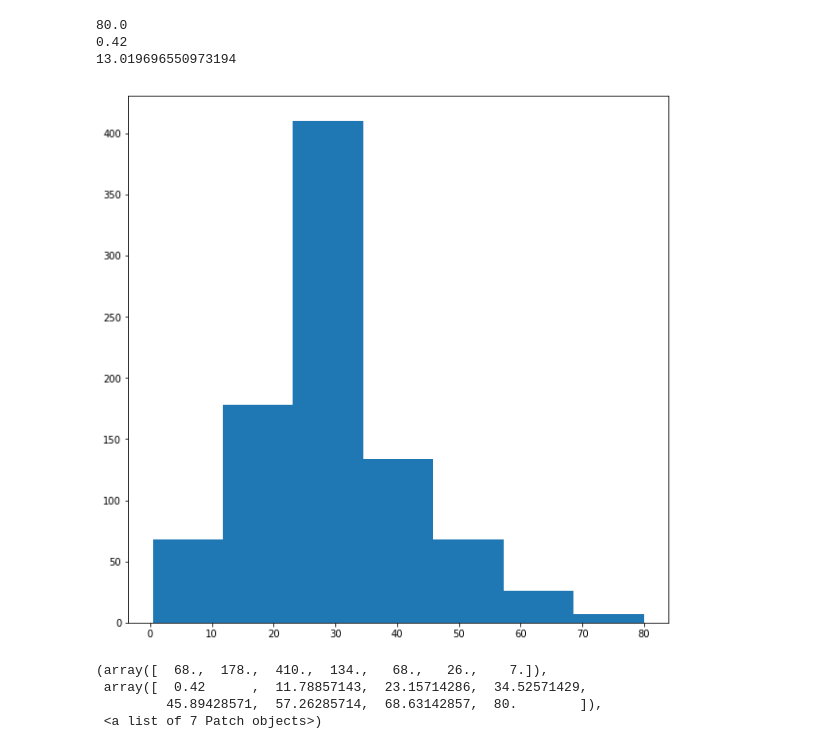
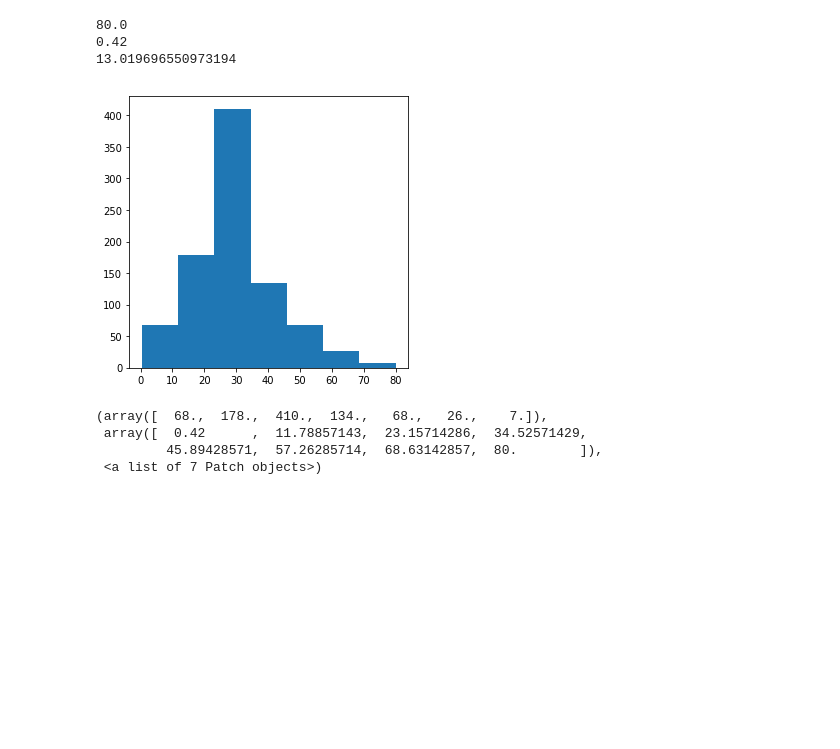
Before and after one commit to Joseph94m/Titanic, a Jupyter notebook: Titanic.ipynb, the cells around one changed output. Cells and saved outputs as stored; diff of their text form; code cells hidden in the pictures; blank space fills up the shorter version.

```diff
--- a/Titanic.ipynb
+++ b/Titanic.ipynb
@@ -180,5 +190,5 @@ test_x =   test_x_copied.copy()
 # %%
-fig = plt.figure(figsize=(10,10))
+fig = plt.figure(figsize=(5,5))
 ax1=fig.add_subplot(1,1,1)
 values=ax1.hist(train_x['Fare'], bins=7)
 # %% [output]
@@ -229,11 +239,11 @@ print(train_x['Age'].std())
 0.42
 13.019696550973194
 # %%
-fig = plt.figure(figsize=(10,10))
+fig = plt.figure(figsize=(5,5))
 ax1=fig.add_subplot(1,1,1)
 values=ax1.hist(train_x['Age'], bins=7)
 # %% [output]
-[figure, old version]
+[figure, new version]
 # %%
 values
 # %% [output]
```
Also changed, not shown: parts of 56 cells of this notebook.
